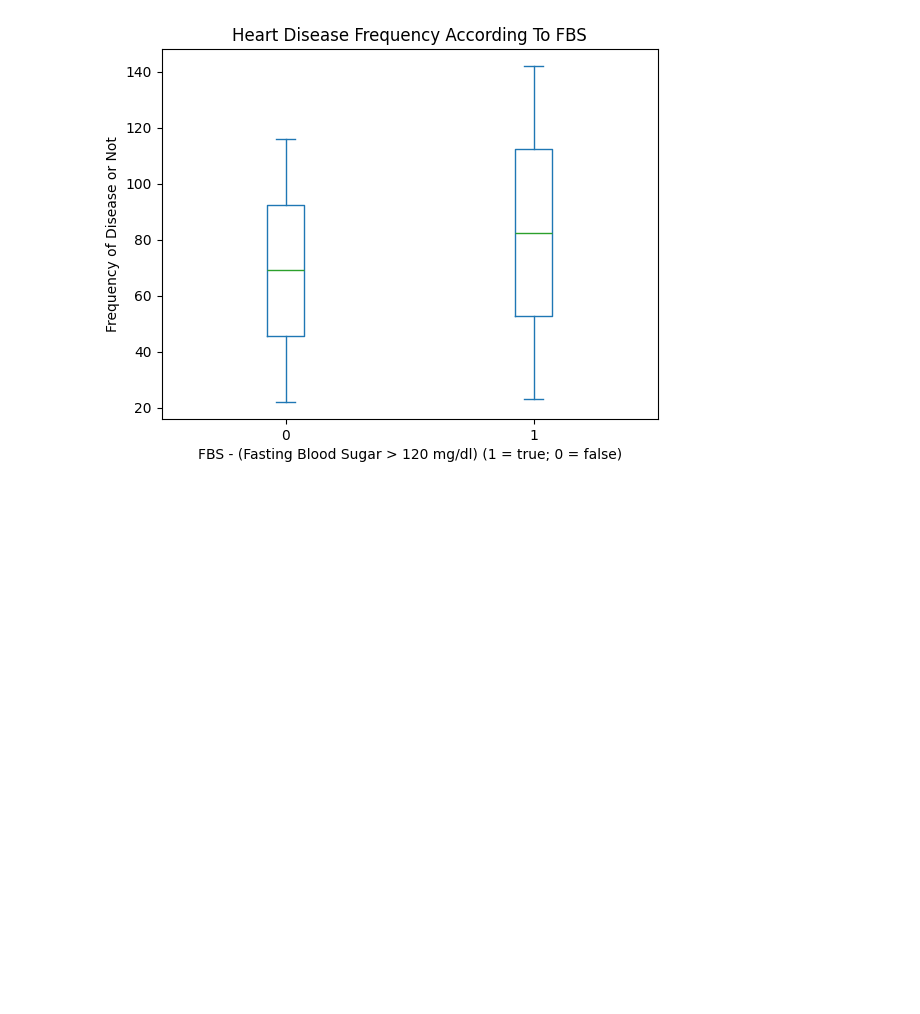
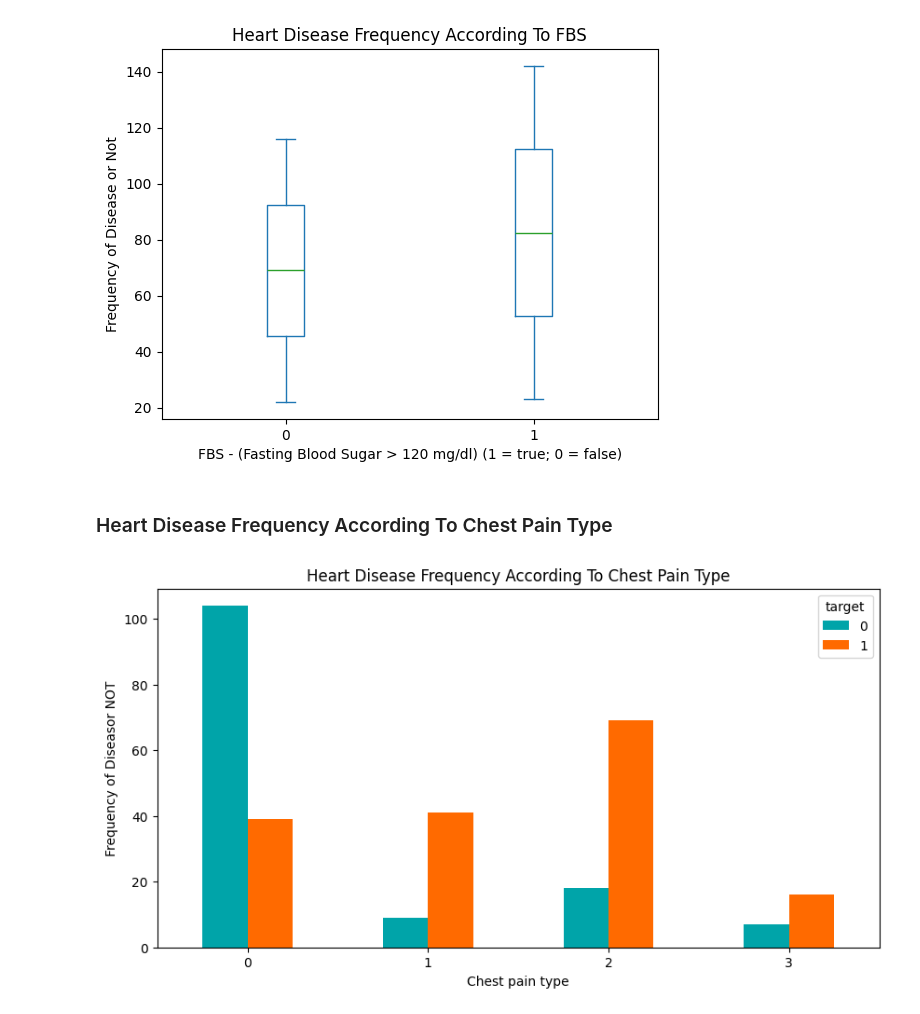
Before and after one commit to TA-ashrafi/Heart-Disease-Classification-Using-Machine-Learning, a Jupyter notebook: project.ipynb, the cells around one changed output. Drawn from its saved outputs; the diff is of its cells as text; code cells hidden in the pictures; blank space fills up the shorter version.

```diff
--- a/project.ipynb
+++ b/project.ipynb
@@ -148,3 +149,15 @@ plt.savefig('Heart_Disease_Frequency_According _To_FBS.png')
 plt.show()
 # %% [output]
 [figure]
+# %% [markdown]
+### Heart Disease Frequency According To Chest Pain Type
+# %%
+pd.crosstab(df.cp , df.target).plot(kind="bar" , figsize=(10,5) , color=["#00A4A9","#FF6A00" ])
+plt.title('Heart Disease Frequency According To Chest Pain Type')
+plt.xlabel("Chest pain type")
+plt.xticks(rotation = 0)
+plt.ylabel("Frequency of Diseasor NOT")
+plt.savefig("Frequency_of_Diseasor_NOT.png")
+plt.show()
+# %% [output]
+[figure, added]
```
Also changed, not shown: parts of 3 cells of this notebook, 1 other file.
